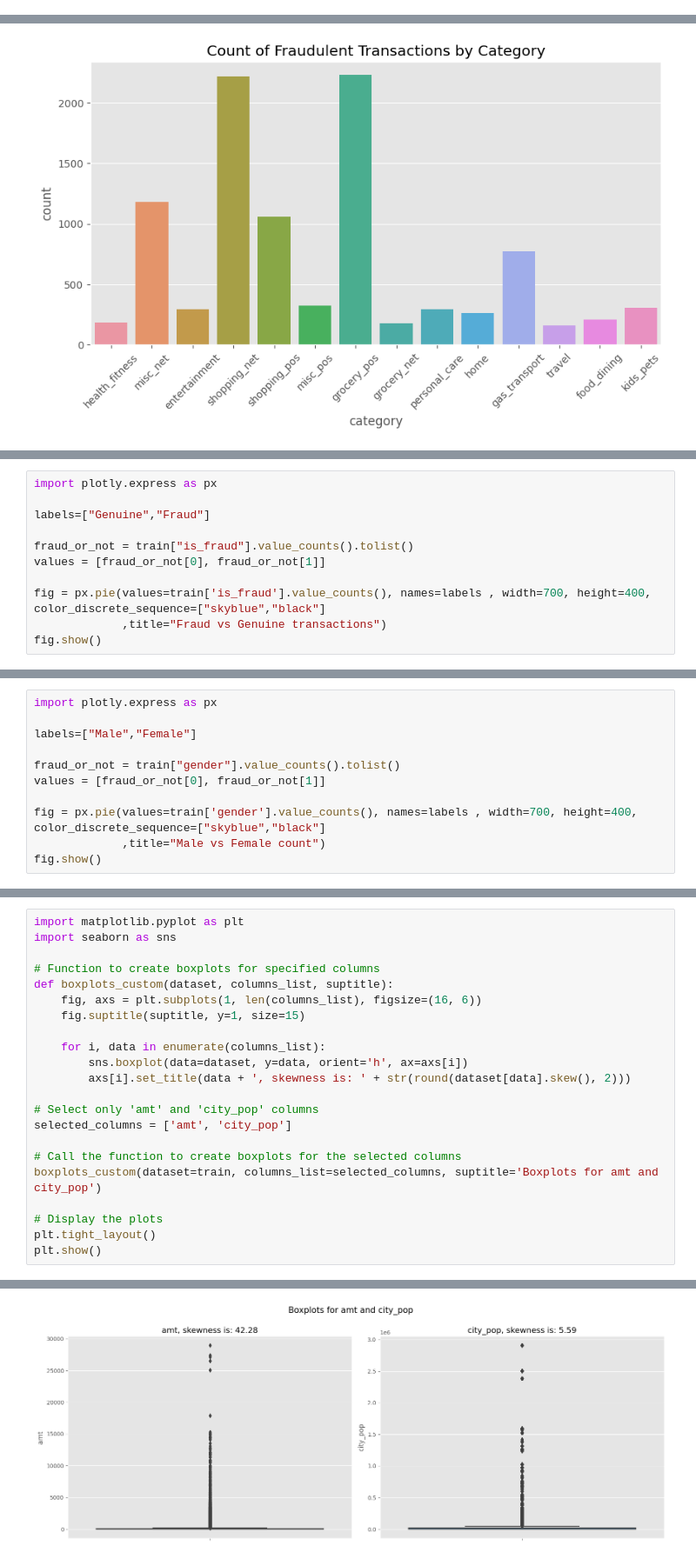
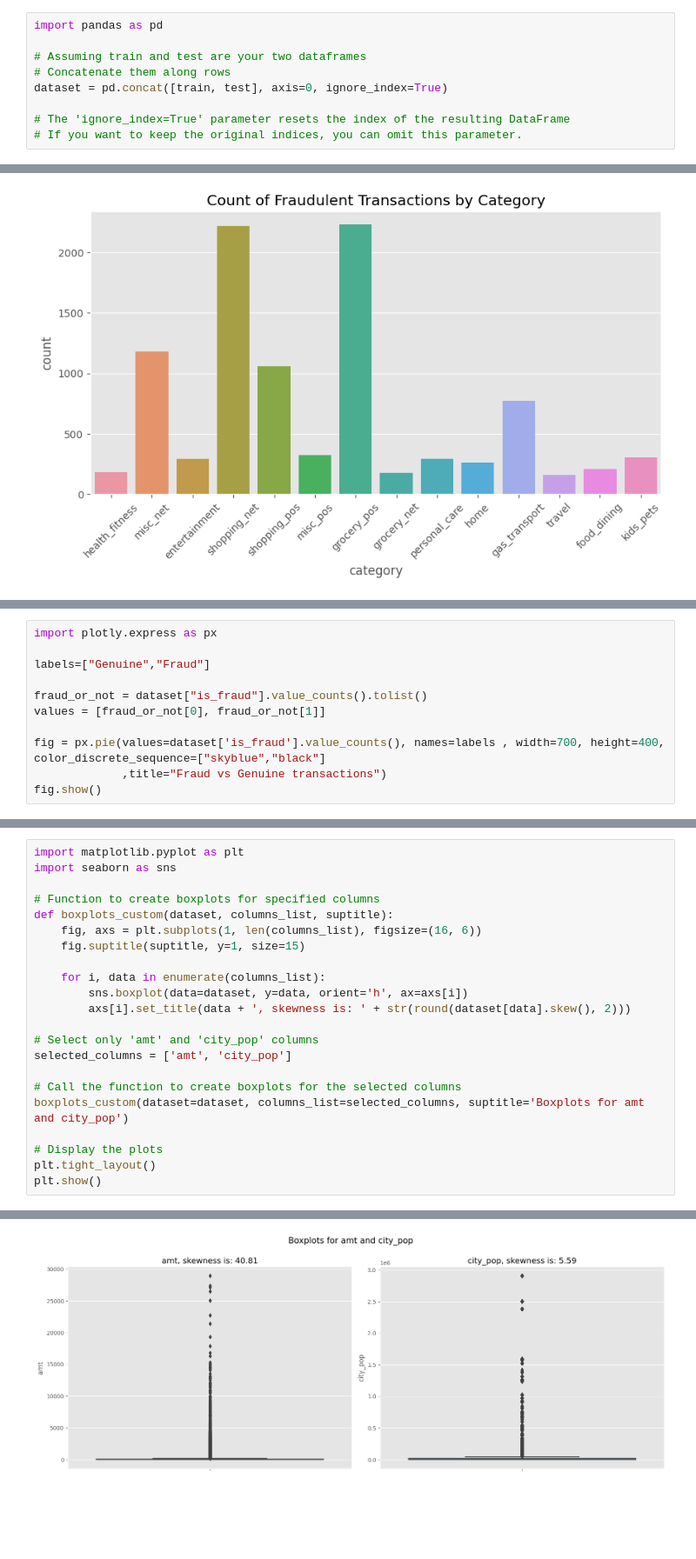
Before and after one commit to BinduParvati7/Capstone5588, a Jupyter notebook: DSCapstone.ipynb, the cells around one changed output, grey strips where cells are left out. Shown at 87% size. Cells and saved outputs as stored; diff of their text form; blank space fills up the shorter version.

```diff
--- a/DSCapstone.ipynb
+++ b/DSCapstone.ipynb
@@ -160,3 +126,12 @@ memory usage: 339.2+ MB
+# %%
+import pandas as pd
+
+# Assuming train and test are your two dataframes
+# Concatenate them along rows
+dataset = pd.concat([train, test], axis=0, ignore_index=True)
+
+# The 'ignore_index=True' parameter resets the index of the resulting DataFrame
+# If you want to keep the original indices, you can omit this parameter.
 # %%
 import matplotlib.pyplot as plt
 import seaborn as sns
@@ -234,22 +237,11 @@ import plotly.express as px
 
 labels=["Genuine","Fraud"]
 
-fraud_or_not = train["is_fraud"].value_counts().tolist()
+fraud_or_not = dataset["is_fraud"].value_counts().tolist()
 values = [fraud_or_not[0], fraud_or_not[1]]
 
-fig = px.pie(values=train['is_fraud'].value_counts(), names=labels , width=700, height=400, color_discrete_sequence=["skyblue","black"]
+fig = px.pie(values=dataset['is_fraud'].value_counts(), names=labels , width=700, height=400, color_discrete_sequence=["skyblue","black"]
              ,title="Fraud vs Genuine transactions")
 fig.show()
 # %% [output]
 [interactive output not drawn]
-# %%
-import plotly.express as px
-
-labels=["Male","Female"]
-
-fraud_or_not = train["gender"].value_counts().tolist()
-values = [fraud_or_not[0], fraud_or_not[1]]
-
-fig = px.pie(values=train['gender'].value_counts(), names=labels , width=700, height=400, color_discrete_sequence=["skyblue","black"]
-             ,title="Male vs Female count")
-fig.show()
@@ -258,28 +293,28 @@ fig.show()
 # %%
 import matplotlib.pyplot as plt
 import seaborn as sns
 
 # Function to create boxplots for specified columns
 def boxplots_custom(dataset, columns_list, suptitle):
     fig, axs = plt.subplots(1, len(columns_list), figsize=(16, 6))
     fig.suptitle(suptitle, y=1, size=15)
 
     for i, data in enumerate(columns_list):
         sns.boxplot(data=dataset, y=data, orient='h', ax=axs[i])
         axs[i].set_title(data + ', skewness is: ' + str(round(dataset[data].skew(), 2)))
 
 # Select only 'amt' and 'city_pop' columns
 selected_columns = ['amt', 'city_pop']
 
 # Call the function to create boxplots for the selected columns
-boxplots_custom(dataset=train, columns_list=selected_columns, suptitle='Boxplots for amt and city_pop')
+boxplots_custom(dataset=dataset, columns_list=selected_columns, suptitle='Boxplots for amt and city_pop')
 
 # Display the plots
 plt.tight_layout()
 plt.show()
 # %% [output]
 Horizontal orientation ignored with only `y` specified.
 
 
 Horizontal orientation ignored with only `y` specified.
-[figure, old version]
+[figure, new version]
```
Also changed, not shown: parts of 15 cells of this notebook.
